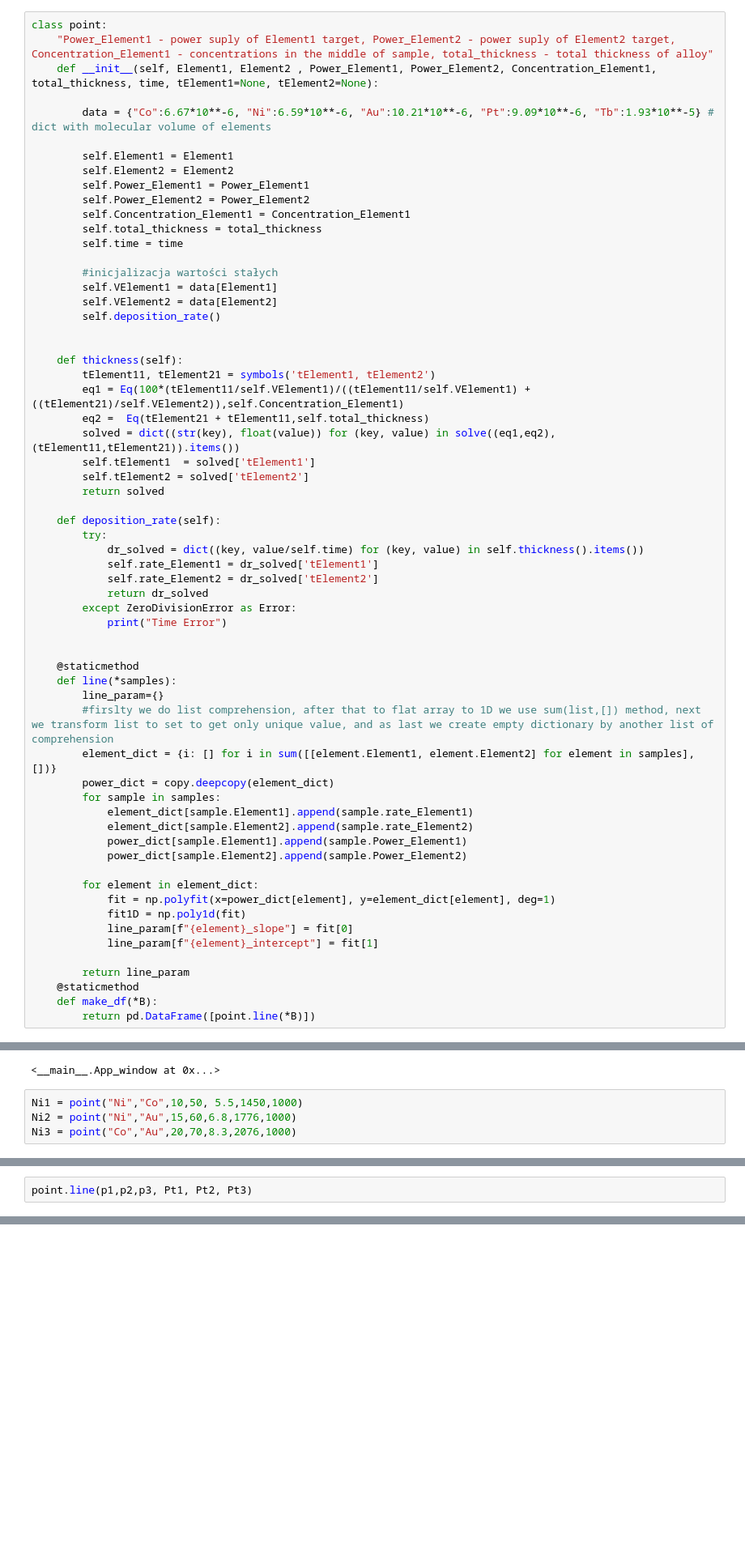
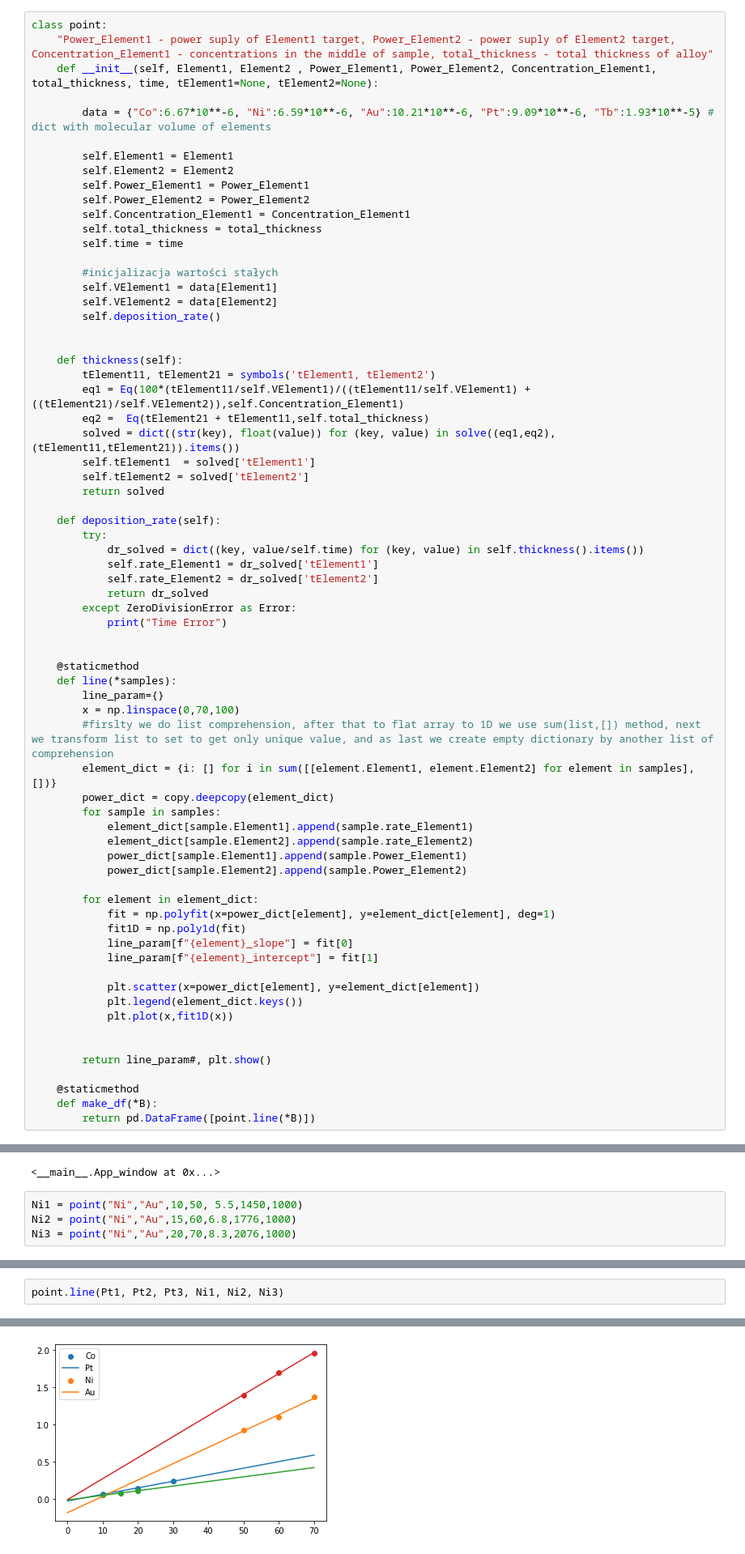
Before and after one commit to LukaszFrackowiak/PhD_work, a Jupyter notebook: Sputtering_calibrations/sputtering_callibration.ipynb, the cells around one changed output, grey strips where cells are left out. Shown: that part at 81% size. Saved outputs shown, nothing was run; the diff lists cells and outputs as text; blank space fills up the shorter version.

```diff
--- a/Sputtering_calibrations/sputtering_callibration.ipynb
+++ b/Sputtering_calibrations/sputtering_callibration.ipynb
@@ -54,6 +54,7 @@ class point:
     @staticmethod
     def line(*samples):
         line_param={}
+        x = np.linspace(0,70,100)
         #firslty we do list comprehension, after that to flat array to 1D we use sum(list,[]) method, next we transform list to set to get only unique value, and as last we create empty dictionary by another list of comprehension
         element_dict = {i: [] for i in sum([[element.Element1, element.Element2] for element in samples],[])}
         power_dict = copy.deepcopy(element_dict)
@@ -69,7 +70,13 @@ class point:
             line_param[f"{element}_slope"] = fit[0]
             line_param[f"{element}_intercept"] = fit[1]
 
-        return line_param
+            plt.scatter(x=power_dict[element], y=element_dict[element])
+            plt.legend(element_dict.keys())
+            plt.plot(x,fit1D(x))
+
+
+        return line_param#, plt.show()
+
     @staticmethod
     def make_df(*B):
         return pd.DataFrame([point.line(*B)])
@@ -152,9 +159,9 @@ App_window(point)
 # %% [output]
 <__main__.App_window at 0x...>
 # %%
-Ni1 = point("Ni","Co",10,50, 5.5,1450,1000)
+Ni1 = point("Ni","Au",10,50, 5.5,1450,1000)
 Ni2 = point("Ni","Au",15,60,6.8,1776,1000)
-Ni3 = point("Co","Au",20,70,8.3,2076,1000)
+Ni3 = point("Ni","Au",20,70,8.3,2076,1000)
 # %%
 a=point.line(Ni1,Ni2,Ni3)
 df=pd.DataFrame([a])
@@ -171,5 +178,5 @@ p1 = point("Co","Pt",15,50,12,1096,1000)
 p2 = point("Co","Pt",30,60,20,1439,1000)
 p3 = point("Co","Pt",15,37.5,17.5,442,500)
 # %%
-point.line(p1,p2,p3, Pt1, Pt2, Pt3)
+point.line(Pt1, Pt2, Pt3, Ni1, Ni2, Ni3)
 # %% [output]
@@ -180 +191,2 @@ point.line(p1,p2,p3, Pt1, Pt2, Pt3)
+[figure, added]
 # %%
```
Also changed, not shown: parts of 3 cells of this notebook.
